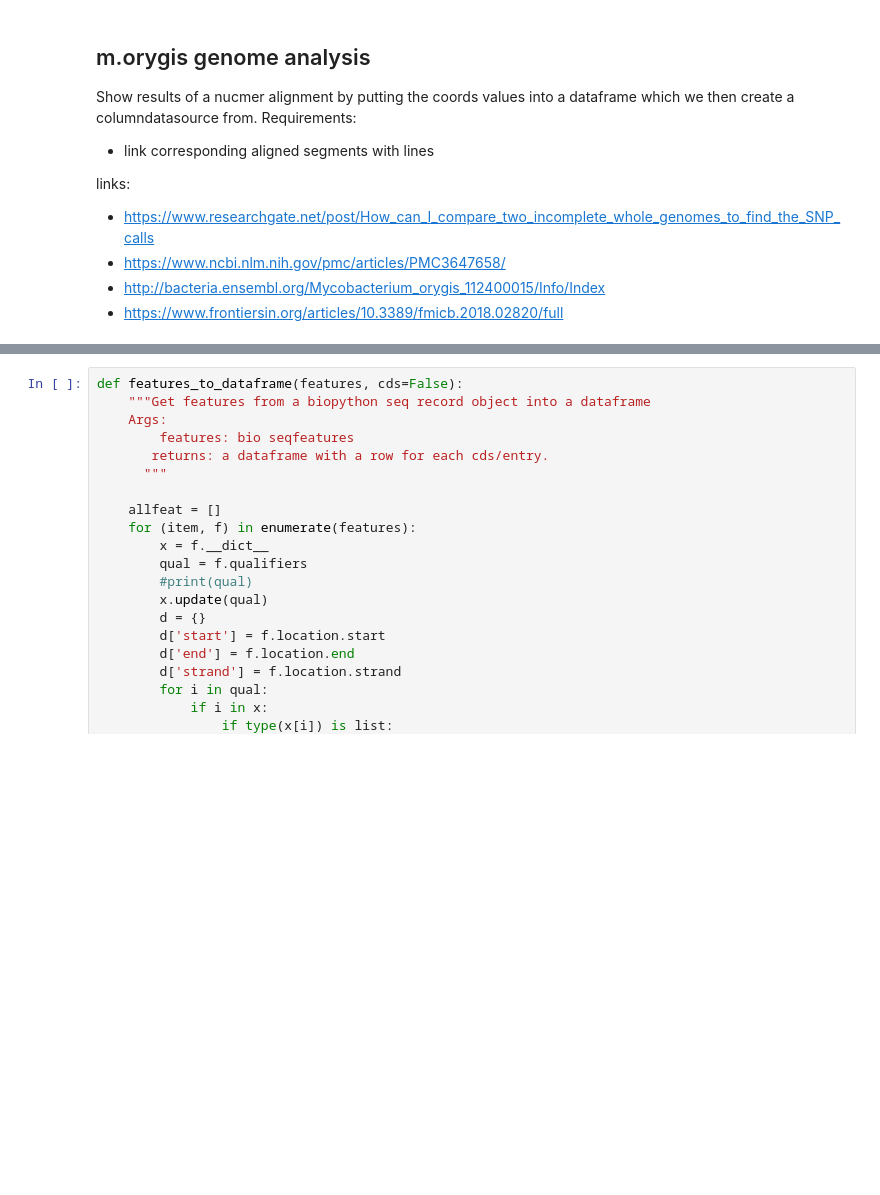
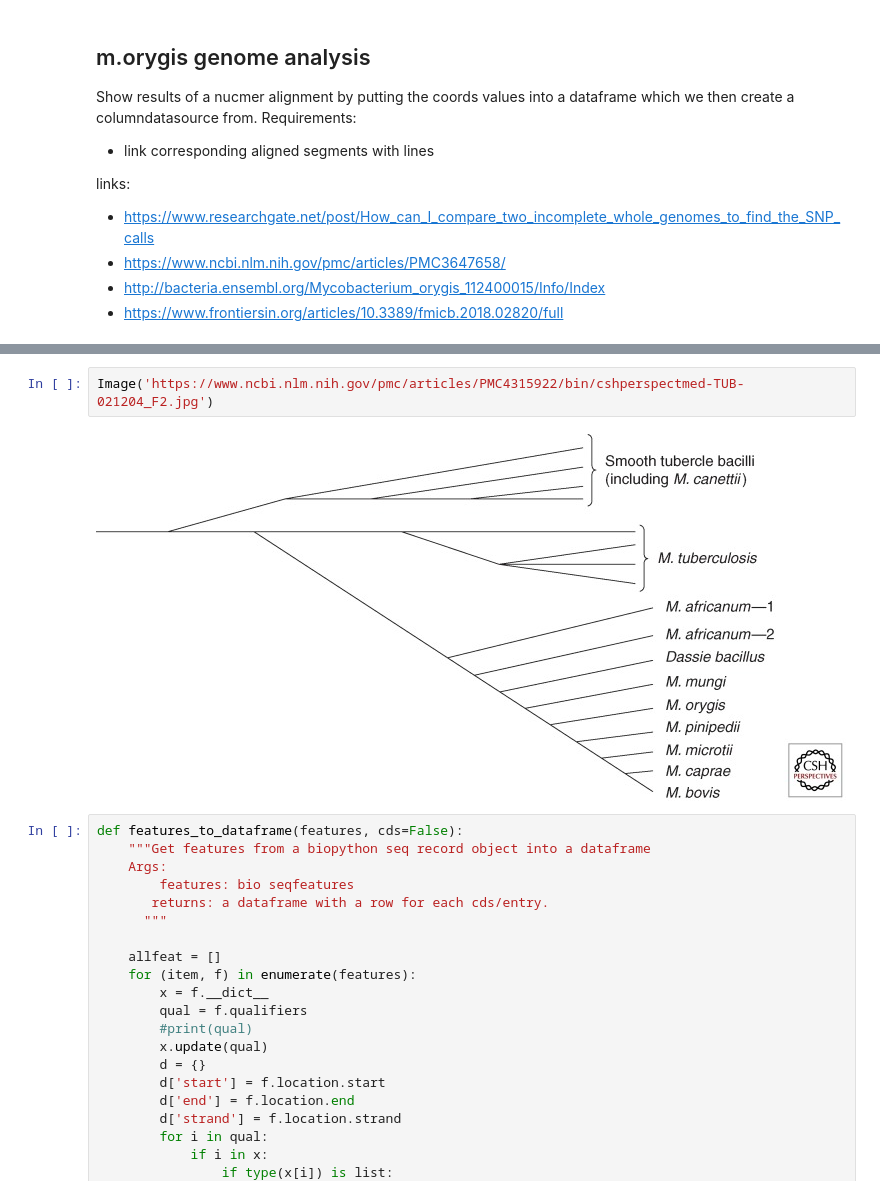
Before and after one commit to Matt-McElheron/Orygis_project, a Jupyter notebook: damien_analysis.ipynb, the cells around one changed output, grey strips where cells are left out. Saved outputs shown, nothing was run; the diff lists cells and outputs as text; blank space fills up the shorter version.

```diff
--- a/damien_analysis.ipynb
+++ b/damien_analysis.ipynb
@@ -32,6 +32,10 @@ pn.extension()
 # %% [output]
 [interactive output not drawn]
 [interactive output not drawn]
+# %%
+Image('https://www.ncbi.nlm.nih.gov/pmc/articles/PMC4315922/bin/cshperspectmed-TUB-021204_F2.jpg')
+# %% [output]
+[figure, added]
 # %%
 def features_to_dataframe(features, cds=False):
     """Get features from a biopython seq record object into a dataframe
```
Also changed, not shown: parts of 15 cells of this notebook.
